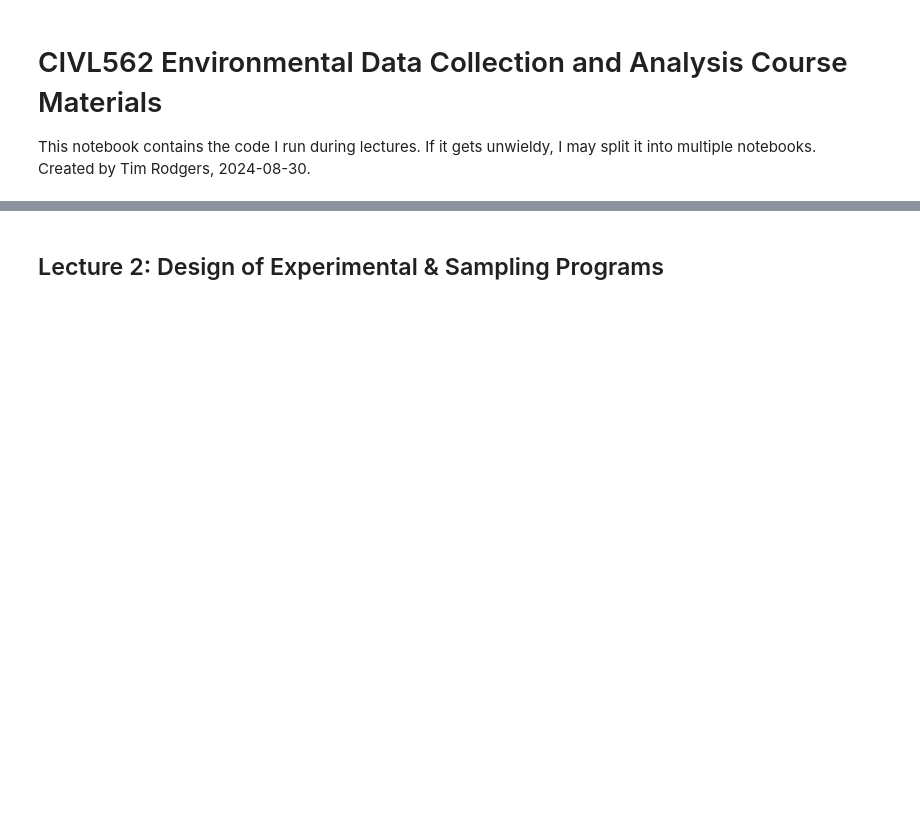
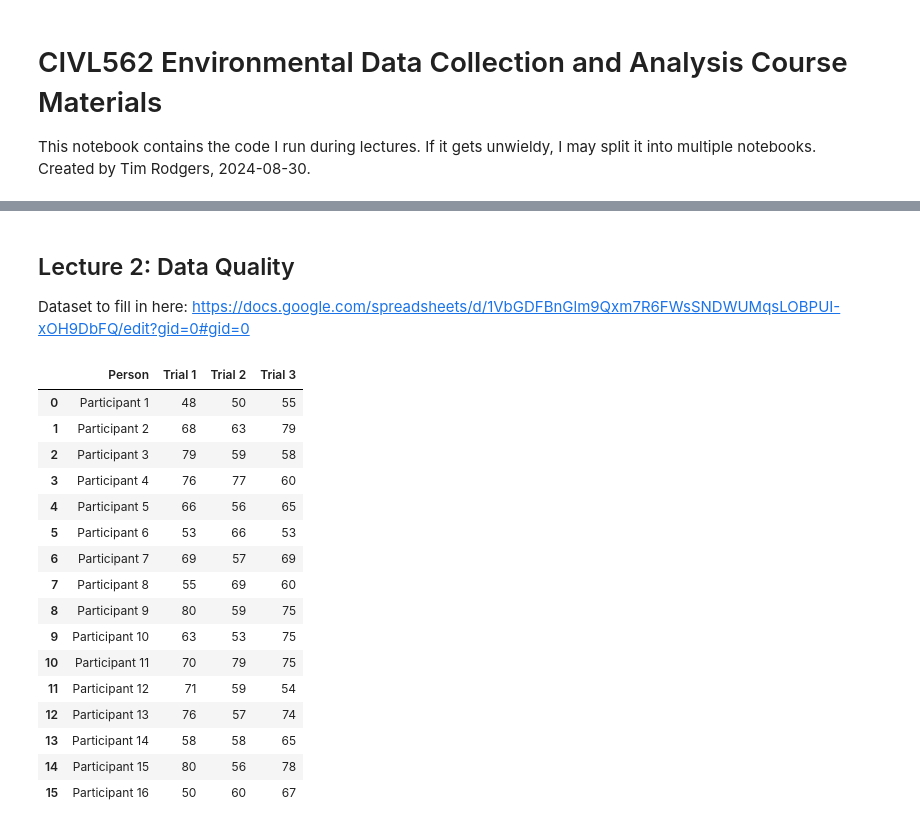
Before and after one commit to tfmrodge/CIVL562_EnvData, a Jupyter notebook: CIVL562_CourseMaterials.ipynb, the cells around one changed output, grey strips where cells are left out. Drawn from its saved outputs; the diff is of its cells as text; code cells hidden in the pictures; blank space fills up the shorter version.

```diff
--- a/CIVL562_CourseMaterials.ipynb
+++ b/CIVL562_CourseMaterials.ipynb
@@ -94,2 +68,25 @@ ax.set_xlim([0,5]);
 # %% [markdown]
-## Lecture 2: Design of Experimental & Sampling Programs
+## Lecture 2: Data Quality
+Dataset to fill in here: https://docs.google.com/spreadsheets/d/1VbGDFBnGlm9Qxm7R6FWsSNDWUMqsLOBPUI-xOH9DbFQ/edit?gid=0#gid=0
+# %%
+#First, we will import our typing speed dataset
+tsdf = pd.read_csv('Data/lec2_typingspeed.csv')
+tsdf
+# %% [output]
+|  | Person | Trial 1 | Trial 2 | Trial 3 |
+| 0 | Participant 1 | 48 | 50 | 55 |
+| 1 | Participant 2 | 68 | 63 | 79 |
+| 2 | Participant 3 | 79 | 59 | 58 |
+| 3 | Participant 4 | 76 | 77 | 60 |
+| 4 | Participant 5 | 66 | 56 | 65 |
+| 5 | Participant 6 | 53 | 66 | 53 |
+| 6 | Participant 7 | 69 | 57 | 69 |
+| 7 | Participant 8 | 55 | 69 | 60 |
+| 8 | Participant 9 | 80 | 59 | 75 |
+| 9 | Participant 10 | 63 | 53 | 75 |
+| 10 | Participant 11 | 70 | 79 | 75 |
+| 11 | Participant 12 | 71 | 59 | 54 |
+| 12 | Participant 13 | 76 | 57 | 74 |
+| 13 | Participant 14 | 58 | 58 | 65 |
+| 14 | Participant 15 | 80 | 56 | 78 |
+| 15 | Participant 16 | 50 | 60 | 67 |
```
Also changed, not shown: parts of 14 cells of this notebook, 1 other file.
